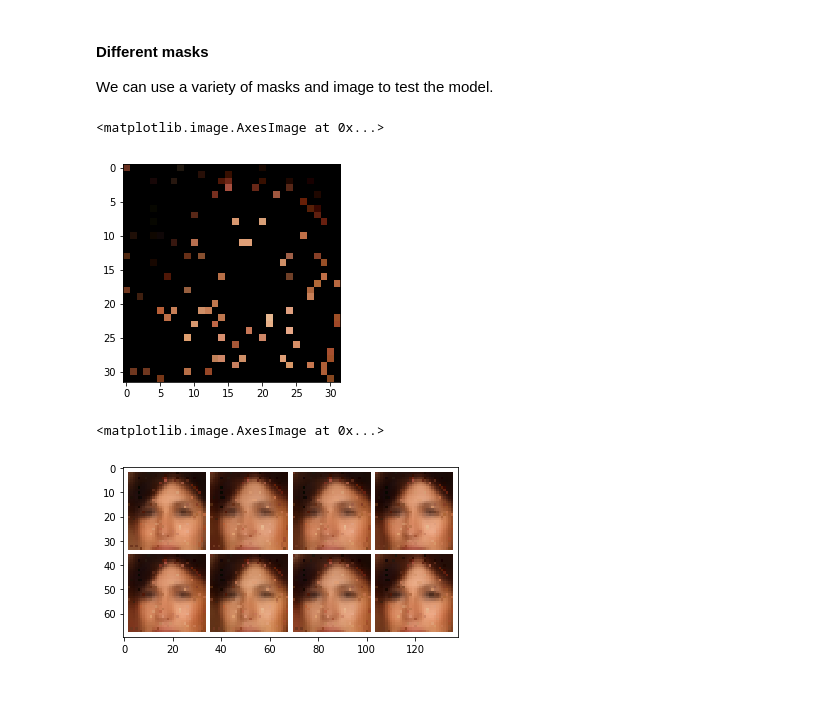
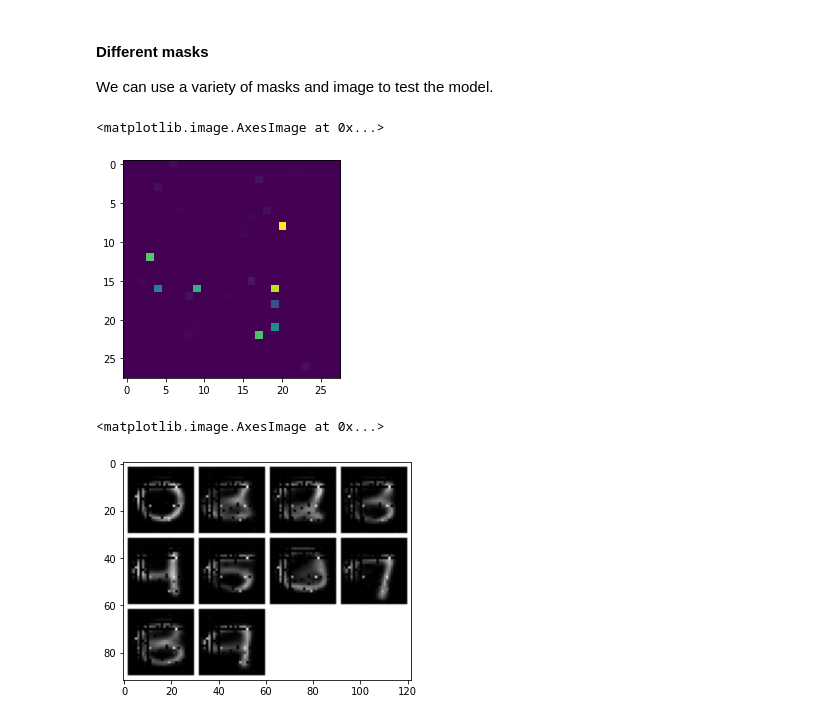
Before and after one commit to zmhhmz/neural-processes, a Jupyter notebook: example-img.ipynb, the cells around one changed output. Saved outputs shown, nothing was run; the diff lists cells and outputs as text; code cells hidden in the pictures; blank space fills up the shorter version.

```diff
--- a/example-img.ipynb
+++ b/example-img.ipynb
@@ -16,7 +16,7 @@ import json
 from neural_process import NeuralProcessImg
 
 # Load config file for mnist model
-folder = 'results_2020-12-30_16-04'
+folder = 'model_mnist_classifier'
 config_file = folder + '/config.json'
 model_file = folder + '/model.pt'
 
@@ -122,12 +119,16 @@ plt.imshow(occluded_img.permute(1, 2, 0).numpy())
 # %%
 from utils import inpaint
 
-num_inpaintings = 8  # Number of inpaintings to sample from model
+
+num_inpaintings = 10  # Number of inpaintings to sample from model
 all_inpaintings = torch.zeros(num_inpaintings, 1, 28, 28)
 
 # Sample several inpaintings
+label = torch.Tensor([0,1,2,3,4,5,6,7,8,9]).type(torch.int64)
+onehot = torch.zeros(10, 10).scatter_(1, label.unsqueeze(1), 1)
+
 for i in range(num_inpaintings):
-    all_inpaintings[i] = inpaint(model, img, context_mask, device)
+    all_inpaintings[i] = inpaint(model, img, context_mask, onehot[i], device)
 
 # Visualize inpainting results on a grid
 inpainting_grid = make_grid(all_inpaintings, nrow=4, pad_value=1.)
@@ -145,27 +151,27 @@ We can use a variety of masks and image to test the model.
 img = all_imgs[1]
 
 # Define a random mask
-context_mask = (torch.Tensor(32, 32).uniform_() > 0.9).byte()
+context_mask = (torch.Tensor(28, 28).uniform_() > 0.9).byte()
 
 # Visualize occluded image
 occluded_img = img * context_mask.float()
 plt.imshow(occluded_img.permute(1, 2, 0).numpy())
 # %% [output]
 <matplotlib.image.AxesImage at 0x...>
-[figure, old version]
+[figure, new version]
 # %%
-num_inpaintings = 8  # Number of inpaintings to sample from model
-all_inpaintings = torch.zeros(num_inpaintings, 3, 32, 32)
+num_inpaintings = 10  # Number of inpaintings to sample from model
+all_inpaintings = torch.zeros(num_inpaintings, 1, 28, 28)
 
 # Sample several inpaintings
 for i in range(num_inpaintings):
-    all_inpaintings[i] = inpaint(model, img, context_mask, device)
+    all_inpaintings[i] = inpaint(model, img, context_mask, onehot[i], device)
 
 # Visualize inpainting results on a grid
 inpainting_grid = make_grid(all_inpaintings, nrow=4, pad_value=1.)
 grid_as_np = inpainting_grid.permute(1, 2, 0).numpy()
 # If NP returns out of range values for pixels, clip values
 plt.imshow(np.clip(grid_as_np, 0, 1))
 # %% [output]
 <matplotlib.image.AxesImage at 0x...>
-[figure, old version]
+[figure, new version]
```
Also changed, not shown: parts of 3 cells of this notebook, 4 other files.
